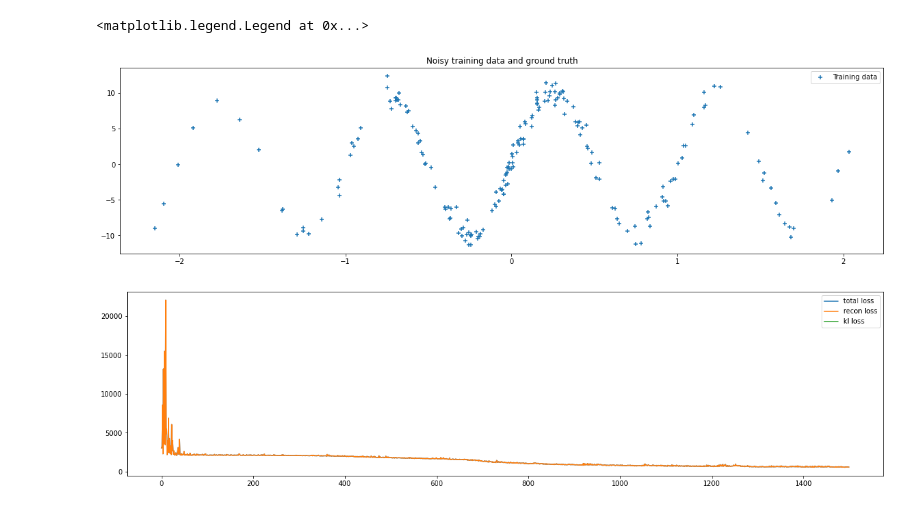
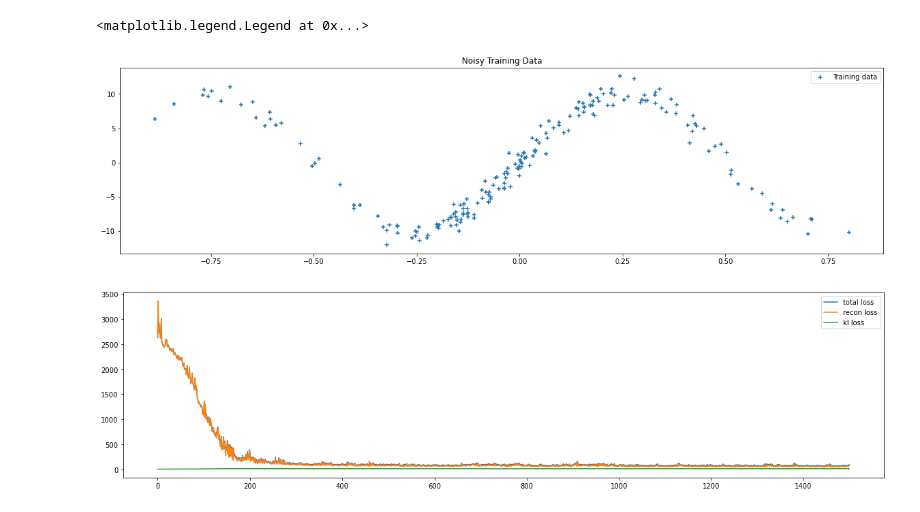
Before and after one commit to Haakooto/CS282_final_project, a Jupyter notebook: code/sinusoid.ipynb, the cells around one changed output. Drawn from its saved outputs; the diff is of its cells as text; code cells hidden in the pictures.

```diff
--- a/code/sinusoid.ipynb
+++ b/code/sinusoid.ipynb
@@ -25,18 +25,19 @@ train_size = 200
 noise = 1.0
 
 X1 = np.linspace(-0.5, 0.5, train_size).reshape(-1, 1)
-X2 = np.random.uniform(-5,5, train_size).reshape(-1, 1)
+X2 = np.random.uniform(-2,2, train_size).reshape(-1, 1)
+# X2 = np.linspace(4, -4, train_size).reshape(-1, 1)
 # np.random.shuffle(X)
 y = f(X1*X2, sigma=noise)
 y_true = f(X1*X2, sigma=0.0)
 
 plt.scatter(X1*X2, y, marker='+', label='Training data')
 # plt.plot(X1*X2, y_true, label='Truth')
-plt.title('Noisy training data and ground truth')
+plt.title('Noisy Training Data')
 plt.legend()
 # %% [output]
 <matplotlib.legend.Legend at 0x...>
-[figure, old version]
+[figure, new version]
 # %%
 plt.rcParams["figure.figsize"] = (20,5)
 def plot_model_pred(model, Y_test, X_test, enums=10, single=False):
@@ -145,13 +152,20 @@ optimizer = torch.optim.AdamW(net.parameters(), lr=0.1)
+# %%
+X = np.concatenate((X1, X2), axis=1)
+X = torch.tensor(X)
+y = torch.tensor(y)
+vnet = BFC(features=2, classes=1, hiddens=[50, 50, 20], prior={"dist": "vmf", "loc": 1, "scale": .1, "record": True, "dist_kwargs": {"k": 100}})
+voptimizer = torch.optim.AdamW(vnet.parameters(), lr=.001)
+gnet = BFC(features=2, classes=1, hiddens=[20, 20], prior={"dist": "normal", "loc": 0, "scale": .1, "record": True})
+goptimizer = torch.optim.AdamW(gnet.parameters(), lr=.1)
+
+fnet = FC(features=2, classes=1, hiddens=[50, 50, 50, 50, 50, 50])
+foptimizer = torch.optim.AdamW(fnet.parameters(), lr=0.001)
 # %%
-profiler = cProfile.Profile()
-profiler.enable()
-losses, grads = train_model(model=net, optimer=optimizer, x=X, y=y, device=device, epochs=1500, enums=10)
-profiler.disable()
-
+losses, grads = train_model(model=gnet, optimer=goptimizer, x=X, y=y, device=device, epochs=1500, enums=10)
 plt.plot(losses["total"][0:], label="total loss")
 plt.plot(losses["recon"][0:], label="recon loss")
 plt.plot(losses["kl"][0:], label="kl loss")
 plt.legend()
 plt.show()
 # %% [output]
-[figure, old version]
+[figure, new version]
```
Also changed, not shown: parts of 8 cells of this notebook.
